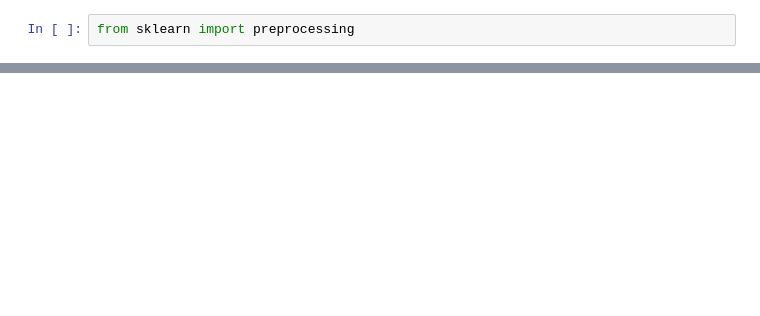
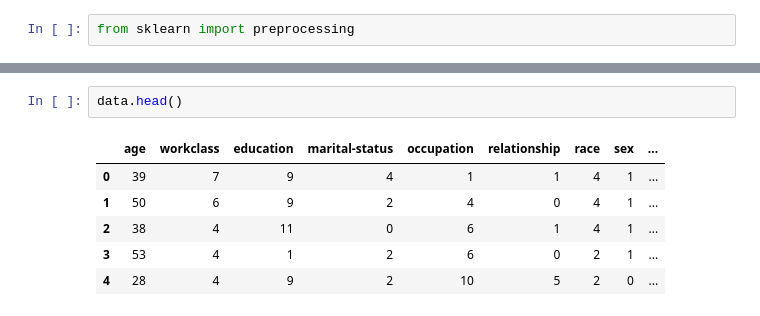
Before and after one commit to Enneris/knn-classification, a Jupyter notebook: knn classification.ipynb, the cells around one changed output, grey strips where cells are left out. Drawn from its saved outputs; the diff is of its cells as text; blank space fills up the shorter version.

```diff
--- a/knn classification.ipynb
+++ b/knn classification.ipynb
@@ -177,3 +248,12 @@ data_plots=data_plots.replace(['North America', 'Asia', 'Other', 'Europe', 'Sout
+# %%
+data.head()
+# %% [output]
+|  | age | workclass | education | marital-status | occupation | relationship | race | sex | ... |
+| 0 | 39 | 7 | 9 | 4 | 1 | 1 | 4 | 1 | ... |
+| 1 | 50 | 6 | 9 | 2 | 4 | 0 | 4 | 1 | ... |
+| 2 | 38 | 4 | 11 | 0 | 6 | 1 | 4 | 1 | ... |
+| 3 | 53 | 4 | 1 | 2 | 6 | 0 | 2 | 1 | ... |
+| 4 | 28 | 4 | 9 | 2 | 10 | 5 | 2 | 0 | ... |
 # %%
 data_plots.head()
 # %% [output]
```
Also changed, not shown: parts of 38 cells of this notebook, 1 other file.
